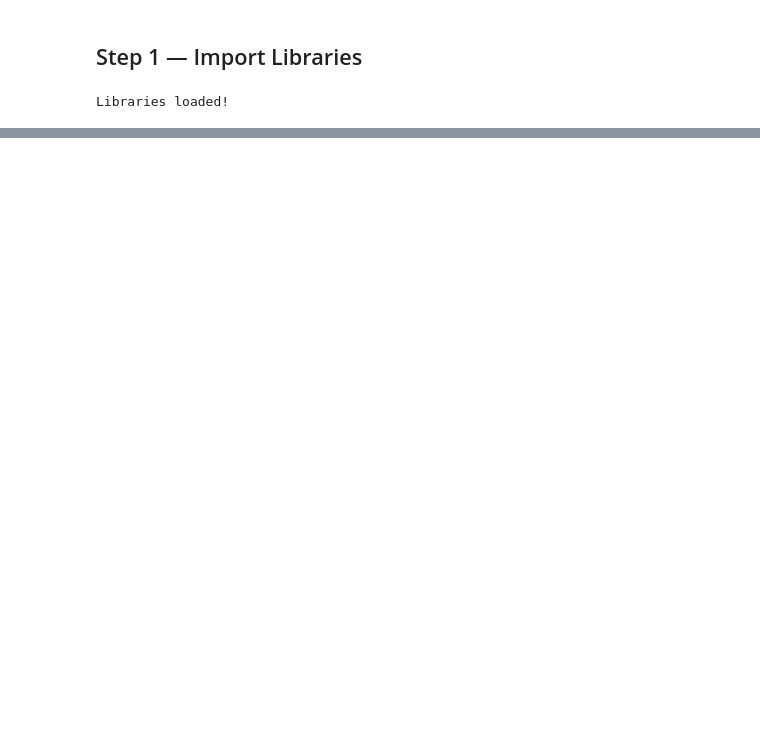
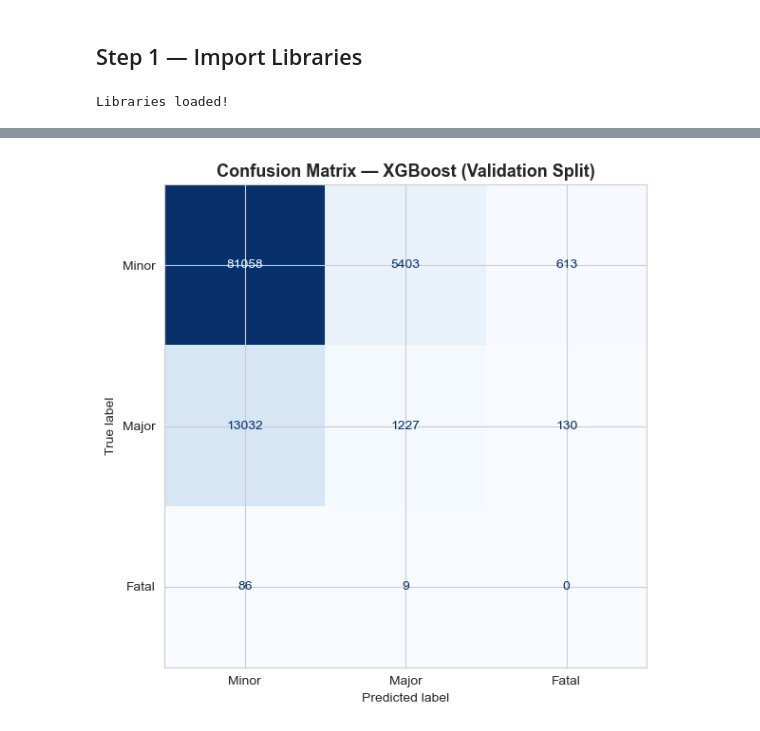
Before and after one commit to Nishi-013/toronto-collision-severity-prediction, a Jupyter notebook: 04_Model_Training_Evaluation.ipynb, the cells around one changed output, grey strips where cells are left out. Saved outputs shown, nothing was run; the diff lists cells and outputs as text; code cells hidden in the pictures; blank space fills up the shorter version.

```diff
--- a/04_Model_Training_Evaluation.ipynb
+++ b/04_Model_Training_Evaluation.ipynb
@@ -703,0 +269,22 @@ Method: RandomizedSearchCV (20 combinations × 3 folds = 60 fits each)
+# %%
+X_train, X_temp, y_train, y_temp = train_test_split(
+    X_collapsed, y, test_size=0.30, random_state=RANDOM_STATE, stratify=y)
+X_val, X_test, y_val, y_test = train_test_split(
+    X_temp, y_temp, test_size=0.50, random_state=RANDOM_STATE, stratify=y_temp)
+
+# X_train stays collapsed (single categorical columns) for now — it goes through SMOTE-NC
+# next (Step 7). X_val and X_test never go through SMOTE-NC, so expand them back to the
+# normal one-hot format immediately.
+X_val  = expand_one_hot(X_val,  ONE_HOT_GROUPS)
+X_test = expand_one_hot(X_test, ONE_HOT_GROUPS)
+
+print(f'Train:      {len(X_train):,}  (collapsed categorical columns; goes through SMOTE-NC next)')
+print(f'Validation: {len(X_val):,}  (one-hot; used for every selection decision in this notebook)')
+print(f'Test:       {len(X_test):,}  (one-hot; untouched by any decision, reserved for Notebook 5)')
+print(f'NaN in train: {X_train.isnull().sum().sum()}  (check)')
+
+X_val.to_csv(f'{MODELS_FOLDER}X_val.csv', index=False)
+y_val.to_csv(f'{MODELS_FOLDER}y_val.csv', index=False)
+X_test.to_csv(f'{MODELS_FOLDER}X_test.csv', index=False)
+y_test.to_csv(f'{MODELS_FOLDER}y_test.csv', index=False)
+print('Validation and test sets saved (test set saved for Notebook 5)')
@@ -703,0 +502,9 @@ Method: RandomizedSearchCV (20 combinations × 3 folds = 60 fits each)
+# %%
+# Best model report (by F1 Macro on the validation split)
+best_model_name = results_df.iloc[0]['Model']
+best_model      = trained_models[best_model_name]
+y_pred_best     = best_model.predict(X_val)
+
+print(f'Best Model (validation split, by F1 Macro): {best_model_name}')
+print('='*55)
+print(classification_report(y_val, y_pred_best, target_names=['Minor','Major','Fatal']))
@@ -703,0 +523,13 @@ Method: RandomizedSearchCV (20 combinations × 3 folds = 60 fits each)
+# %%
+# Confusion matrix — best model
+fig, ax = plt.subplots(figsize=(7,6))
+ConfusionMatrixDisplay(
+    confusion_matrix(y_val, y_pred_best),
+    display_labels=['Minor','Major','Fatal']
+).plot(ax=ax, cmap='Blues', colorbar=False)
+ax.set_title(f'Confusion Matrix — {best_model_name} (Validation Split)', fontsize=13, fontweight='bold')
+plt.tight_layout()
+plt.savefig(f'{PLOTS_FOLDER}plot_10_confusion_matrix_best.png', dpi=150, bbox_inches='tight')
+plt.show()
+# %% [output]
+[figure, added]
```
Also changed, not shown: parts of 80 cells of this notebook, 40 other files.
